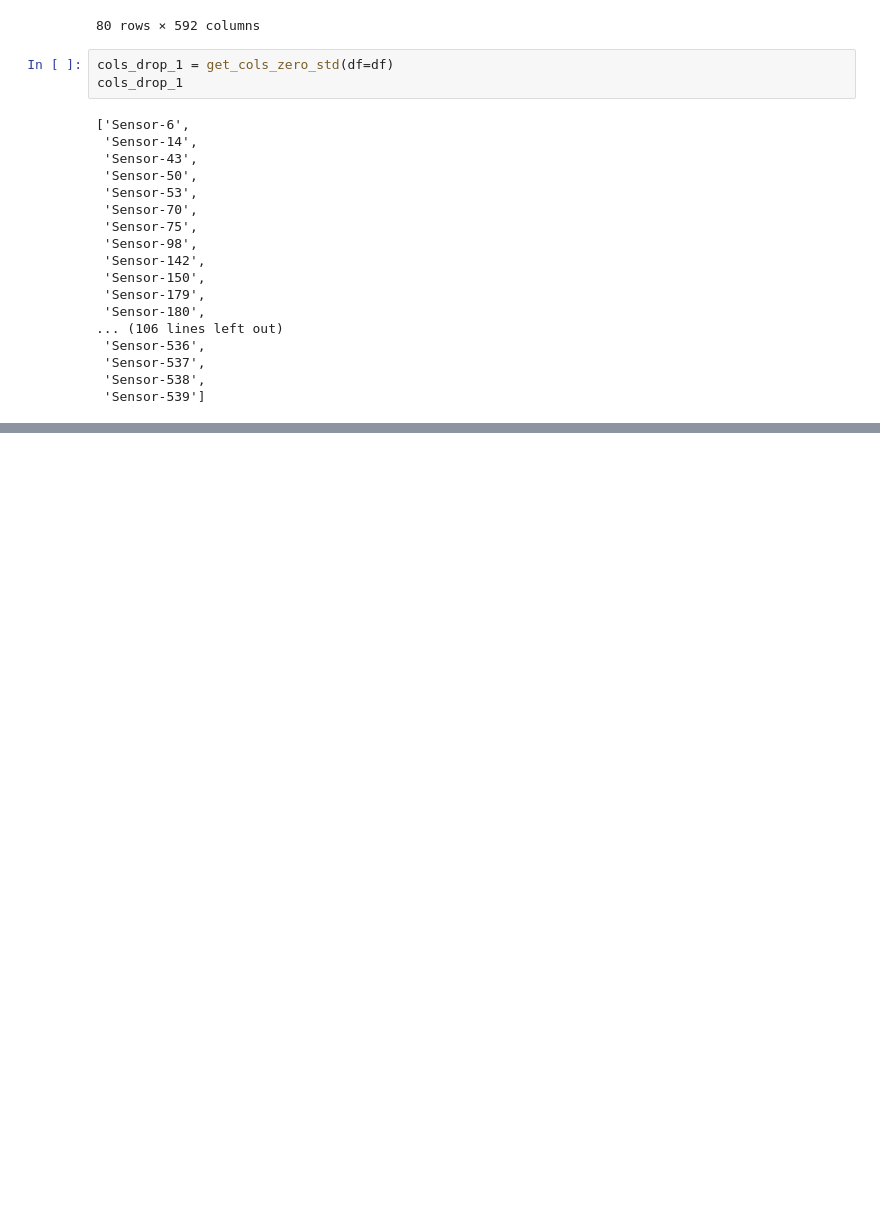
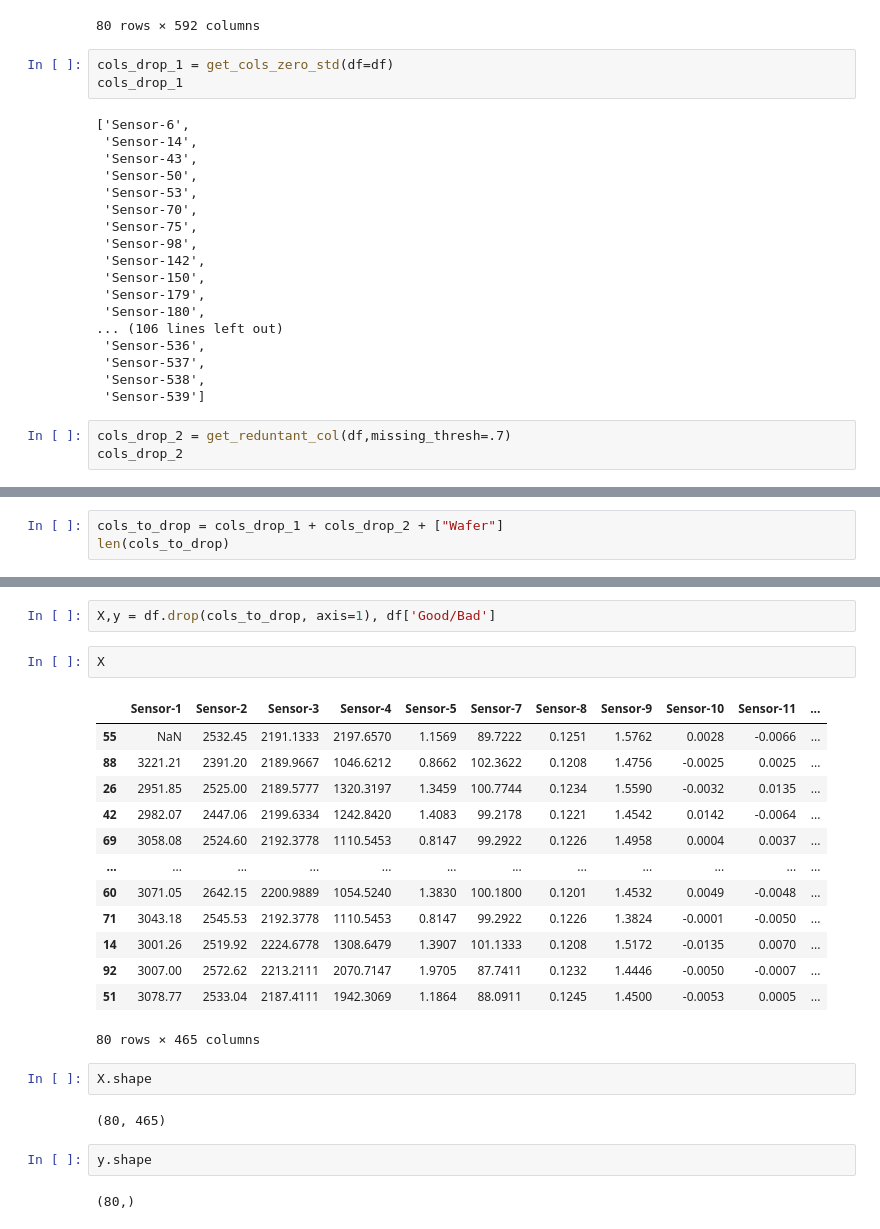
Before and after one commit to Shrungadithyaan/Water_Sensor_Prediction1, a Jupyter notebook: Water_Sensor_Prediction.ipynb, the cells around one changed output, grey strips where cells are left out. Cells and saved outputs as stored; diff of their text form; blank space fills up the shorter version.

```diff
--- a/Water_Sensor_Prediction.ipynb
+++ b/Water_Sensor_Prediction.ipynb
@@ -269,3 +267,6 @@ cols_drop_1
  'Sensor-537',
  'Sensor-538',
  'Sensor-539']
+# %%
+cols_drop_2 = get_reduntant_col(df,missing_thresh=.7)
+cols_drop_2
@@ -271,0 +275,3 @@ cols_drop_1
+# %%
+cols_to_drop = cols_drop_1 + cols_drop_2 + ["Wafer"]
+len(cols_to_drop)
@@ -271,0 +296,26 @@ cols_drop_1
+# %%
+X,y = df.drop(cols_to_drop, axis=1), df['Good/Bad']
+# %%
+X
+# %% [output]
+|  | Sensor-1 | Sensor-2 | Sensor-3 | Sensor-4 | Sensor-5 | Sensor-7 | Sensor-8 | Sensor-9 | Sensor-10 | Sensor-11 | ... |
+| 55 | NaN | 2532.45 | 2191.1333 | 2197.6570 | 1.1569 | 89.7222 | 0.1251 | 1.5762 | 0.0028 | -0.0066 | ... |
+| 88 | 3221.21 | 2391.20 | 2189.9667 | 1046.6212 | 0.8662 | 102.3622 | 0.1208 | 1.4756 | -0.0025 | 0.0025 | ... |
+| 26 | 2951.85 | 2525.00 | 2189.5777 | 1320.3197 | 1.3459 | 100.7744 | 0.1234 | 1.5590 | -0.0032 | 0.0135 | ... |
+| 42 | 2982.07 | 2447.06 | 2199.6334 | 1242.8420 | 1.4083 | 99.2178 | 0.1221 | 1.4542 | 0.0142 | -0.0064 | ... |
+| 69 | 3058.08 | 2524.60 | 2192.3778 | 1110.5453 | 0.8147 | 99.2922 | 0.1226 | 1.4958 | 0.0004 | 0.0037 | ... |
+| ... | ... | ... | ... | ... | ... | ... | ... | ... | ... | ... | ... |
+| 60 | 3071.05 | 2642.15 | 2200.9889 | 1054.5240 | 1.3830 | 100.1800 | 0.1201 | 1.4532 | 0.0049 | -0.0048 | ... |
+| 71 | 3043.18 | 2545.53 | 2192.3778 | 1110.5453 | 0.8147 | 99.2922 | 0.1226 | 1.3824 | -0.0001 | -0.0050 | ... |
+| 14 | 3001.26 | 2519.92 | 2224.6778 | 1308.6479 | 1.3907 | 101.1333 | 0.1208 | 1.5172 | -0.0135 | 0.0070 | ... |
+| 92 | 3007.00 | 2572.62 | 2213.2111 | 2070.7147 | 1.9705 | 87.7411 | 0.1232 | 1.4446 | -0.0050 | -0.0007 | ... |
+| 51 | 3078.77 | 2533.04 | 2187.4111 | 1942.3069 | 1.1864 | 88.0911 | 0.1245 | 1.4500 | -0.0053 | 0.0005 | ... |
+80 rows × 465 columns
+# %%
+X.shape
+# %% [output]
+(80, 465)
+# %%
+y.shape
+# %% [output]
+(80,)
```
Also changed, not shown: parts of 21 cells of this notebook.
